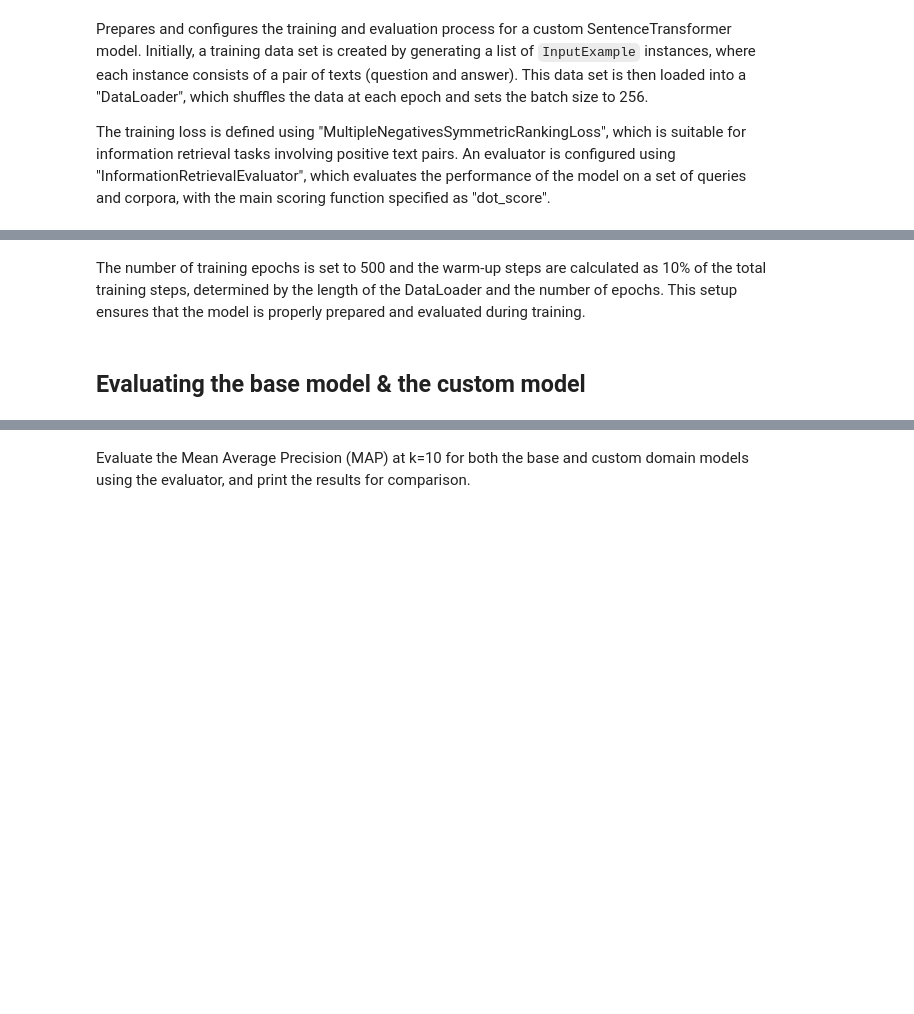
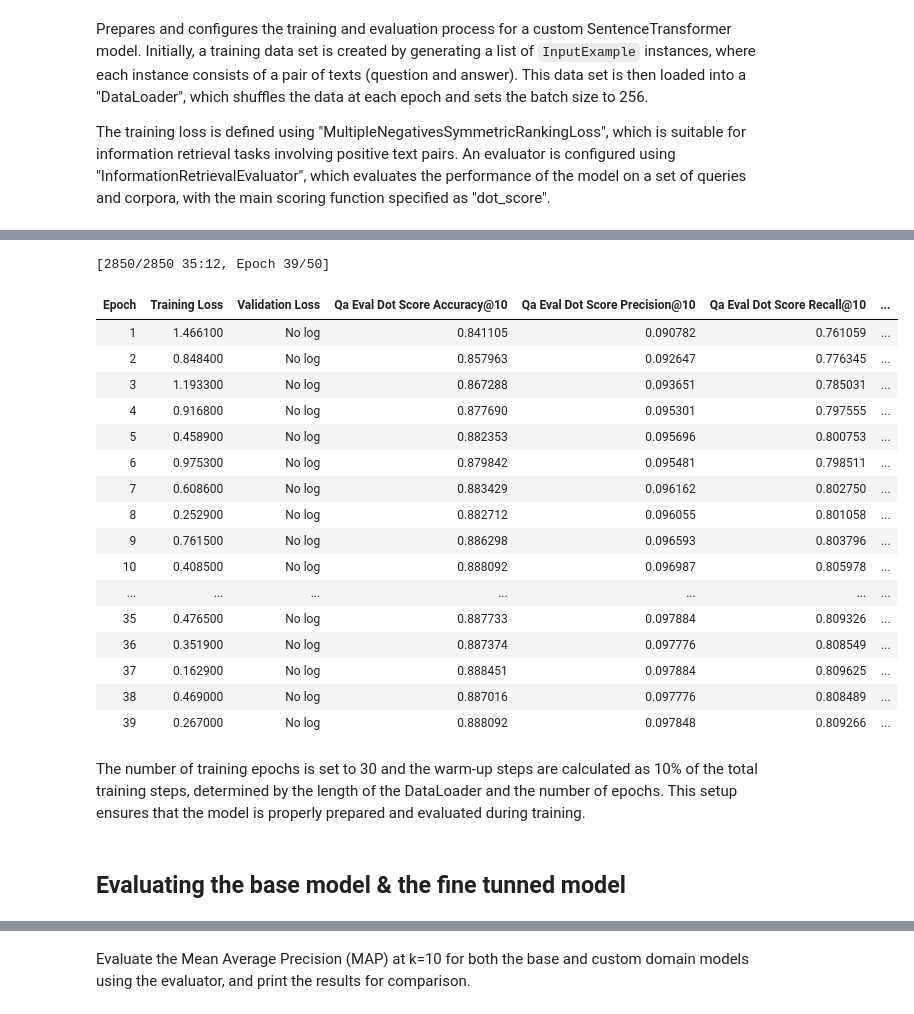
Before and after one commit to oyar99/nlp, a Jupyter notebook: FinalProject/model.ipynb, the cells around one changed output, grey strips where cells are left out. Saved outputs shown, nothing was run; the diff lists cells and outputs as text; code cells hidden in the pictures; blank space fills up the shorter version.

Commit message:
feat(finetunning): fine tuned embedding model

```diff
--- a/FinalProject/model.ipynb
+++ b/FinalProject/model.ipynb
@@ -20,2 +49,14 @@ from custom_adapter_module.AdapterModule import AdapterModule
 # %% [markdown]
 A custom SentenceTransformer model is configured by defining and configuring several components, including a word embedding model, a grouping model, a normalization layer, and an adapter module. The word embedding model is initialized with a pre-trained transformer model from Sentence Transformers, with specific settings for a maximum sequence length and case-sensitivity. The pooling model is configured to use token averaging for pooling, with other pooling modes disabled. The normalization layer is defined to standardize the embeddings.
+# %%
+# Carga del modelo base de embeddings de palabras Sentence Transformer
+model_name = "sentence-transformers/all-MiniLM-L6-v2"
+
+base_model = SentenceTransformer(
+    model_name,                  # Nombre del modelo preentrenado de Sentence Transformers
+    device="cuda",               # Utilizar GPU para entrenar (dispositivo CUDA)
+    model_kwargs={"torch_dtype": "float16"}  # Configurar el modelo para usar FP16 (precisión reducida) para optimizar la memoria
+)
+
+# Mostrar la arquitectura del modelo cargado
+base_model
@@ -177,6 +168,70 @@ trainer.save_model()
+# %%
+# Definición de la función de pérdida usando MultipleNegativesSymmetricRankingLoss
+# Esta pérdida está diseñada para el entrenamiento de modelos de recuperación de información donde
+# se tienen pares de preguntas y respuestas, y se desea maximizar la similitud entre ellos.
+# 'similarity_fct=dot_score' especifica que se utiliza el producto punto (dot product) como función de similitud
+loss = MultipleNegativesSymmetricRankingLoss(custom_domain_model,
+                                             similarity_fct=dot_score)
+
+# Configuración de los parámetros de entrenamiento mediante SentenceTransformerTrainingArguments
+args = SentenceTransformerTrainingArguments(
+    output_dir="./results/domain_adaptation_model",  # Directorio donde se guardarán los resultados y checkpoints del modelo
+    num_train_epochs=30,  # Número de épocas para el entrenamiento
+    per_device_train_batch_size=64,  # Tamaño del batch para entrenamiento por dispositivo
+    gradient_accumulation_steps=4,  # Acumulación de gradientes para simular un batch de tamaño más grande (4 acumulaciones para tener un batch equivalente a 512)
+    per_device_eval_batch_size=512,  # Tamaño del batch para evaluación
+    learning_rate=2e-5,  # Tasa de aprendizaje inicial
+    warmup_ratio=0.1,  # Proporción de pasos de calentamiento (10% de los pasos de entrenamiento)
+    bf16=True,  # Utiliza el formato bfloat16 para reducir el uso de memoria durante el entrenamiento en hardware compatible
+    gradient_checkpointing=False,  # Checkpointing de gradientes para reducir el uso de memoria al costo de mayor cómputo
+    optim="adamw_torch_fused",  # Optimizador AdamW con fusión de operaciones, más eficiente en hardware compatible
+    lr_scheduler_type="cosine",  # Planificador de tasa de aprendizaje con decaimiento cosenoidal
+    batch_sampler=BatchSamplers.NO_DUPLICATES,  # Utiliza un muestreo de batches que garantiza que no haya duplicados
+    eval_strategy="epoch",  # Realiza evaluación al final de cada época
+    save_strategy="epoch",  # Guarda un checkpoint al final de cada época
+    save_total_limit=1,  # Mantiene un límite de 3 checkpoints, eliminando los más antiguos
+    logging_steps=20,  # Registra los resultados del entrenamiento cada 25 pasos
+    metric_for_best_model="qa_eval_dot_score_map@10",  # Métrica clave utilizada para determinar el mejor modelo (MAP@10 en este caso)
+    greater_is_better=True,  # Indica que un valor mayor de la métrica es mejor (se utiliza para seleccionar el mejor modelo)
+    load_best_model_at_end=True,  # Carga automáticamente el mejor modelo al final del entrenamiento
+)
+
+# Creación del entrenador con los parámetros definidos
+trainer = SentenceTransformerTrainer(
+    model=custom_domain_model,  # Modelo que se va a entrenar (previamente definido)
+    args=args,  # Argumentos de entrenamiento definidos previamente
+    train_dataset=qa_train.select_columns(["anchor", "positive"]),  # Dataset de entrenamiento, solo las columnas "anchor" y "positive"
+    loss=loss,  # Función de pérdida definida para el entrenamiento
+    evaluator=dev_evaluator,  # Evaluador que se encargará de evaluar el rendimiento en cada época
+)
+
+# Inicia el proceso de entrenamiento
+trainer.train()
+
+# Guarda el modelo final entrenado
+trainer.save_model()
+# %% [output]
+[2850/2850 35:12, Epoch 39/50]
+| Epoch | Training Loss | Validation Loss | Qa Eval Dot Score Accuracy@10 | Qa Eval Dot Score Precision@10 | Qa Eval Dot Score Recall@10 | ... |
+| 1 | 1.466100 | No log | 0.841105 | 0.090782 | 0.761059 | ... |
+| 2 | 0.848400 | No log | 0.857963 | 0.092647 | 0.776345 | ... |
+| 3 | 1.193300 | No log | 0.867288 | 0.093651 | 0.785031 | ... |
+| 4 | 0.916800 | No log | 0.877690 | 0.095301 | 0.797555 | ... |
+| 5 | 0.458900 | No log | 0.882353 | 0.095696 | 0.800753 | ... |
+| 6 | 0.975300 | No log | 0.879842 | 0.095481 | 0.798511 | ... |
+| 7 | 0.608600 | No log | 0.883429 | 0.096162 | 0.802750 | ... |
+| 8 | 0.252900 | No log | 0.882712 | 0.096055 | 0.801058 | ... |
+| 9 | 0.761500 | No log | 0.886298 | 0.096593 | 0.803796 | ... |
+| 10 | 0.408500 | No log | 0.888092 | 0.096987 | 0.805978 | ... |
+| ... | ... | ... | ... | ... | ... | ... |
+| 35 | 0.476500 | No log | 0.887733 | 0.097884 | 0.809326 | ... |
+| 36 | 0.351900 | No log | 0.887374 | 0.097776 | 0.808549 | ... |
+| 37 | 0.162900 | No log | 0.888451 | 0.097884 | 0.809625 | ... |
+| 38 | 0.469000 | No log | 0.887016 | 0.097776 | 0.808489 | ... |
+| 39 | 0.267000 | No log | 0.888092 | 0.097848 | 0.809266 | ... |
 # %% [markdown]
-The number of training epochs is set to 500 and the warm-up steps are calculated as 10% of the total training steps, determined by the length of the DataLoader and the number of epochs. This setup ensures that the model is properly prepared and evaluated during training.
+The number of training epochs is set to 30 and the warm-up steps are calculated as 10% of the total training steps, determined by the length of the DataLoader and the number of epochs. This setup ensures that the model is properly prepared and evaluated during training.
 # %% [markdown]
-## Evaluating the base model & the custom model
+## Evaluating the base model & the fine tunned model
 # %%
 custom_domain_model = SentenceTransformer('./results/domain_adaptation_model',
```
Also changed, not shown: parts of 16 cells of this notebook, 9 other files.
